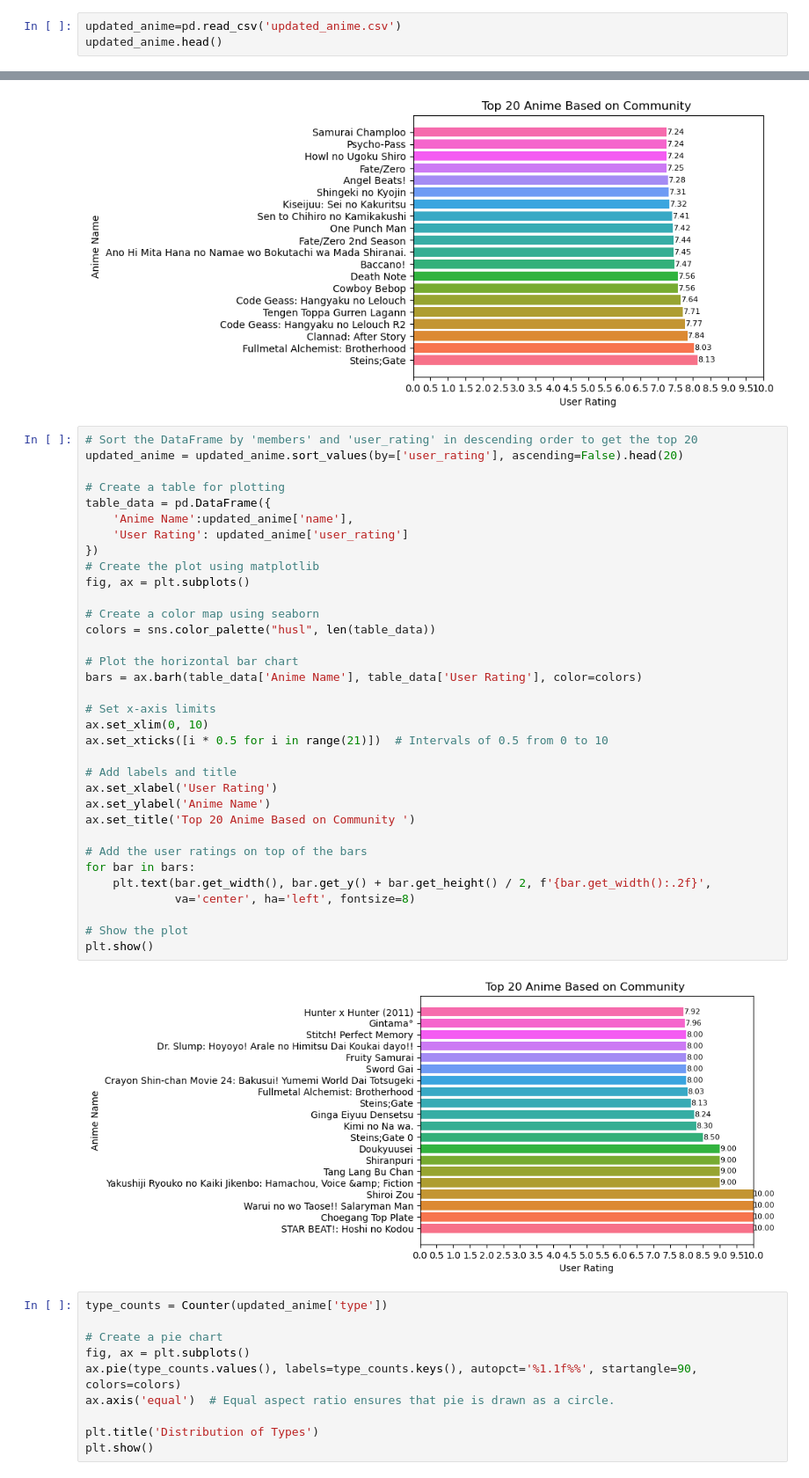
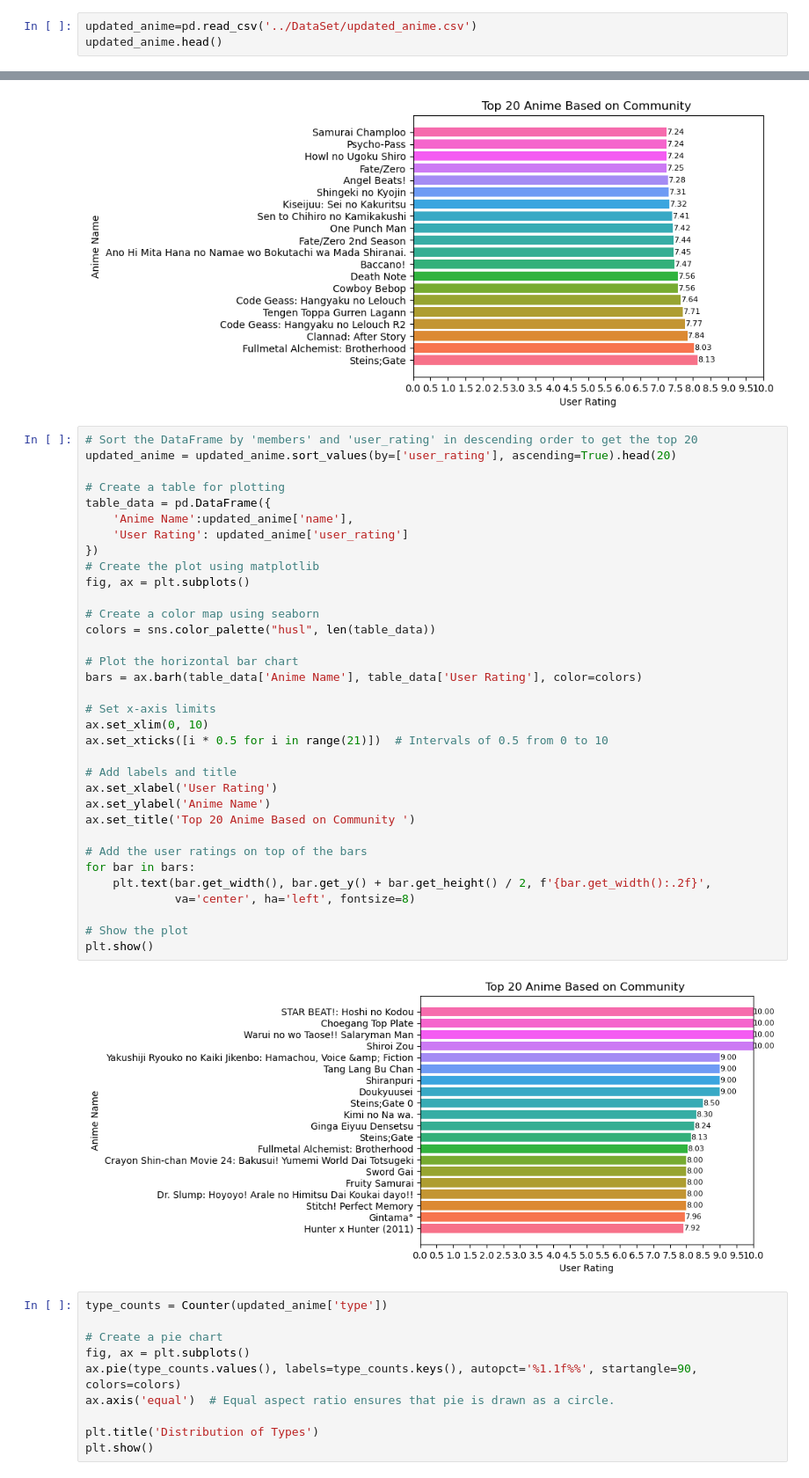
Before and after one commit to Saikiran8844/Analysis-of-Anime-Recommendations-Dataset, a Jupyter notebook: code/Analysis.ipynb, the cells around one changed output, grey strips where cells are left out. Shown at 88% size. Saved outputs shown, nothing was run; the diff lists cells and outputs as text.

```diff
--- a/code/Analysis.ipynb
+++ b/code/Analysis.ipynb
@@ -6,7 +6,7 @@ import seaborn as sns
 from collections import Counter
 import random
 # %%
-updated_anime=pd.read_csv('updated_anime.csv')
+updated_anime=pd.read_csv('../DataSet/updated_anime.csv')
 updated_anime.head()
 # %% [output]
 |  | anime_id | name | genre | type | episodes | rating | members | user_rating | count |
@@ -66,40 +66,40 @@ plt.show()
 [figure]
 # %%
 # Sort the DataFrame by 'members' and 'user_rating' in descending order to get the top 20
-updated_anime = updated_anime.sort_values(by=['user_rating'], ascending=False).head(20)
+updated_anime = updated_anime.sort_values(by=['user_rating'], ascending=True).head(20)
 
 # Create a table for plotting
 table_data = pd.DataFrame({
     'Anime Name':updated_anime['name'],
     'User Rating': updated_anime['user_rating']
 })
 # Create the plot using matplotlib
 fig, ax = plt.subplots()
 
 # Create a color map using seaborn
 colors = sns.color_palette("husl", len(table_data))
 
 # Plot the horizontal bar chart
 bars = ax.barh(table_data['Anime Name'], table_data['User Rating'], color=colors)
 
 # Set x-axis limits
 ax.set_xlim(0, 10)
 ax.set_xticks([i * 0.5 for i in range(21)])  # Intervals of 0.5 from 0 to 10
 
 # Add labels and title
 ax.set_xlabel('User Rating')
 ax.set_ylabel('Anime Name')
 ax.set_title('Top 20 Anime Based on Community ')
 
 # Add the user ratings on top of the bars
 for bar in bars:
     plt.text(bar.get_width(), bar.get_y() + bar.get_height() / 2, f'{bar.get_width():.2f}',
              va='center', ha='left', fontsize=8)
 
 # Show the plot
 plt.show()
 # %% [output]
-[figure, old version]
+[figure, new version]
 # %%
 type_counts = Counter(updated_anime['type'])
 
```
Also changed, not shown: parts of 2 cells of this notebook, 6 other files.
